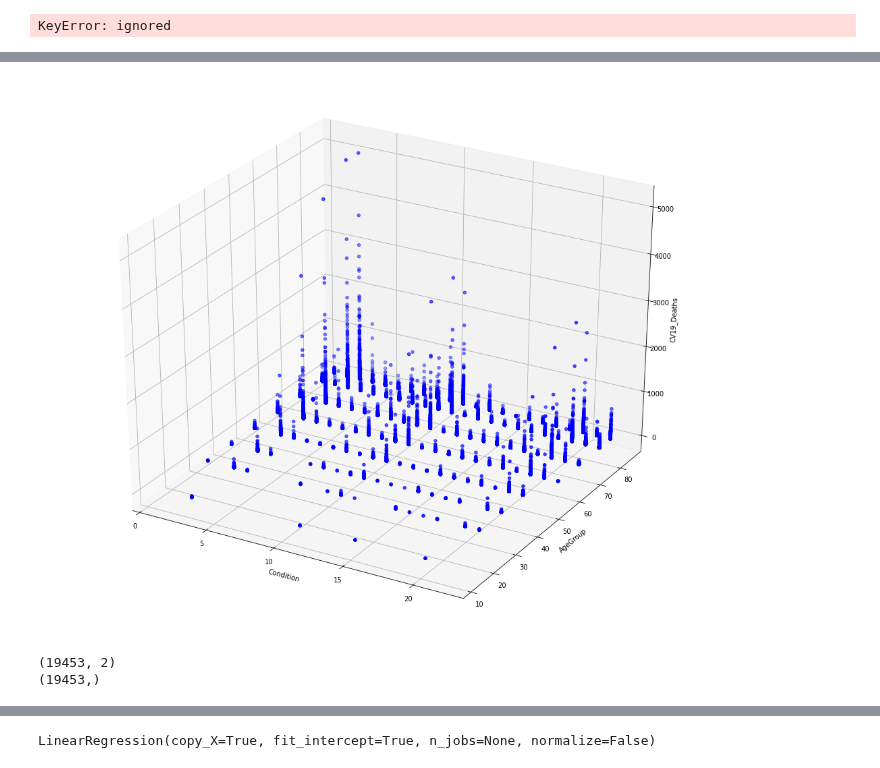
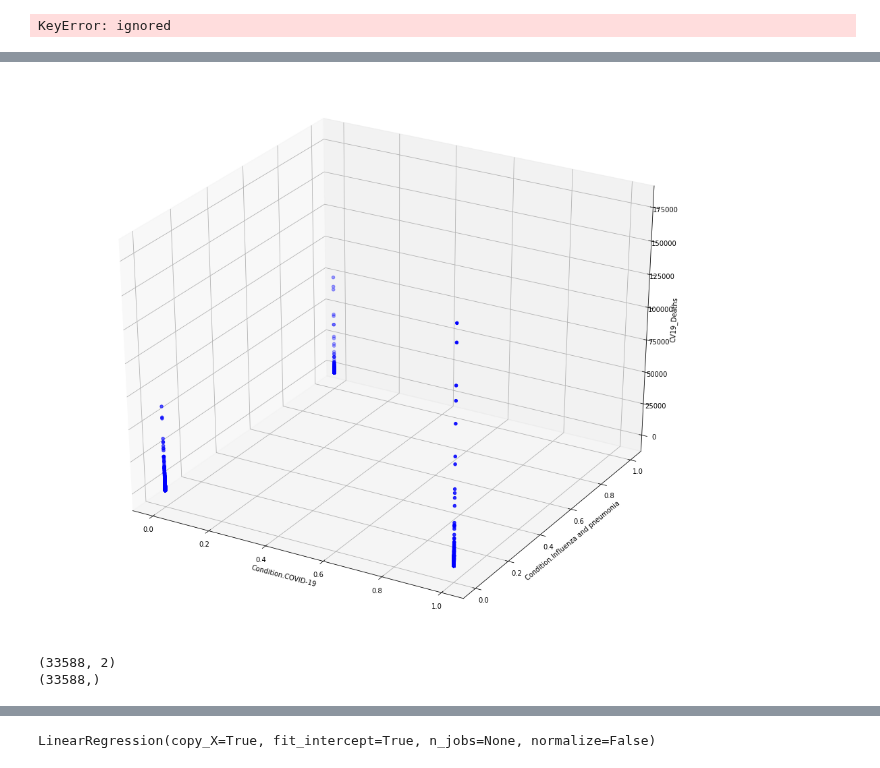
Before and after one commit to JScottLopez/github-ds, a Jupyter notebook: TIM_6500_JSLopez.ipynb, the cells around one changed output, grey strips where cells are left out. Drawn from its saved outputs; the diff is of its cells as text; code cells hidden in the pictures.

```diff
--- a/TIM_6500_JSLopez.ipynb
+++ b/TIM_6500_JSLopez.ipynb
@@ -273,32 +270,41 @@ Text(0, 0.5, 'CV19_Deaths')
 # %%
 #full data frame with dummy colums
 import numpy as np
 
 %matplotlib inline
 import numpy as np
 import os
 import matplotlib.pyplot as plt
 from mpl_toolkits.mplot3d import Axes3D
 
 fig = plt.figure(figsize=(18,15))
 ax = fig.add_subplot(111, projection='3d')
 
-ax.scatter(df['Condition'],
-          df['AgeGroup'],
+#ax.scatter(df['Condition'],
+#          df['AgeGroup'],
+#          df['CV19_Deaths'],
+#          c='b')
+
+ax.scatter(df['Condition.COVID-19'],
+          df['Condition.Influenza and pneumonia'],
           df['CV19_Deaths'],
           c='b')
 
 
-ax.set_xlabel("Condition")
-ax.set_ylabel("AgeGroup")
+#ax.set_xlabel("Condition")
+#ax.set_ylabel("AgeGroup")
+ax.set_xlabel("Condition.COVID-19")
+ax.set_ylabel("Condition.Influenza and pneumonia")
+
 ax.set_zlabel("CV19_Deaths")
 plt.show()
 # %% [output]
-[figure, old version]
+[figure, new version]
 # %%
 #Train the AgeGroup Model
 #Create DataFrames to train model
-x = pd.DataFrame(np.c_[df['Condition'], df['AgeGroup']], columns = ['Condition','AgeGroup'])
+#x = pd.DataFrame(np.c_[df['Condition'], df['AgeGroup']], columns = ['Condition','AgeGroup'])
+x = pd.DataFrame(np.c_[df['Condition.COVID-19'], df['Condition.Influenza and pneumonia']], columns = ['Condition.COVID-19','Condition.Influenza and pneumonia'])
 Y = df['CV19_Deaths']
 
 from sklearn.model_selection import train_test_split
@@ -308,8 +314,8 @@ x_train, x_test, Y_train, Y_test = train_test_split(x, Y, test_size = 0.3, rando
 print(x_train.shape)
 print(Y_train.shape)
 # %% [output]
-(19453, 2)
-(19453,)
+(33588, 2)
+(33588,)
 # %%
 #print test shape
 print(x_test.shape)
```
Also changed, not shown: parts of 11 cells of this notebook.
